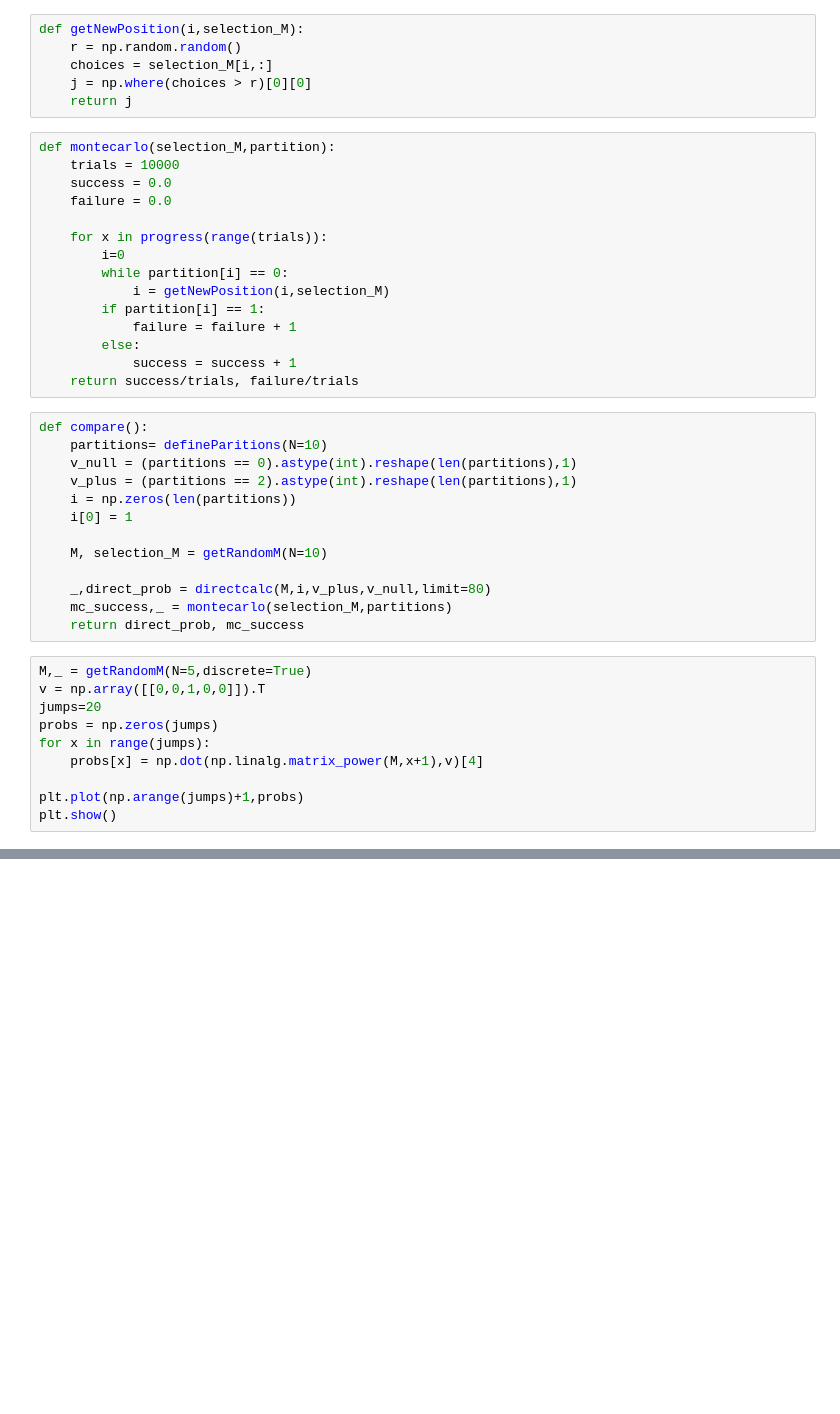
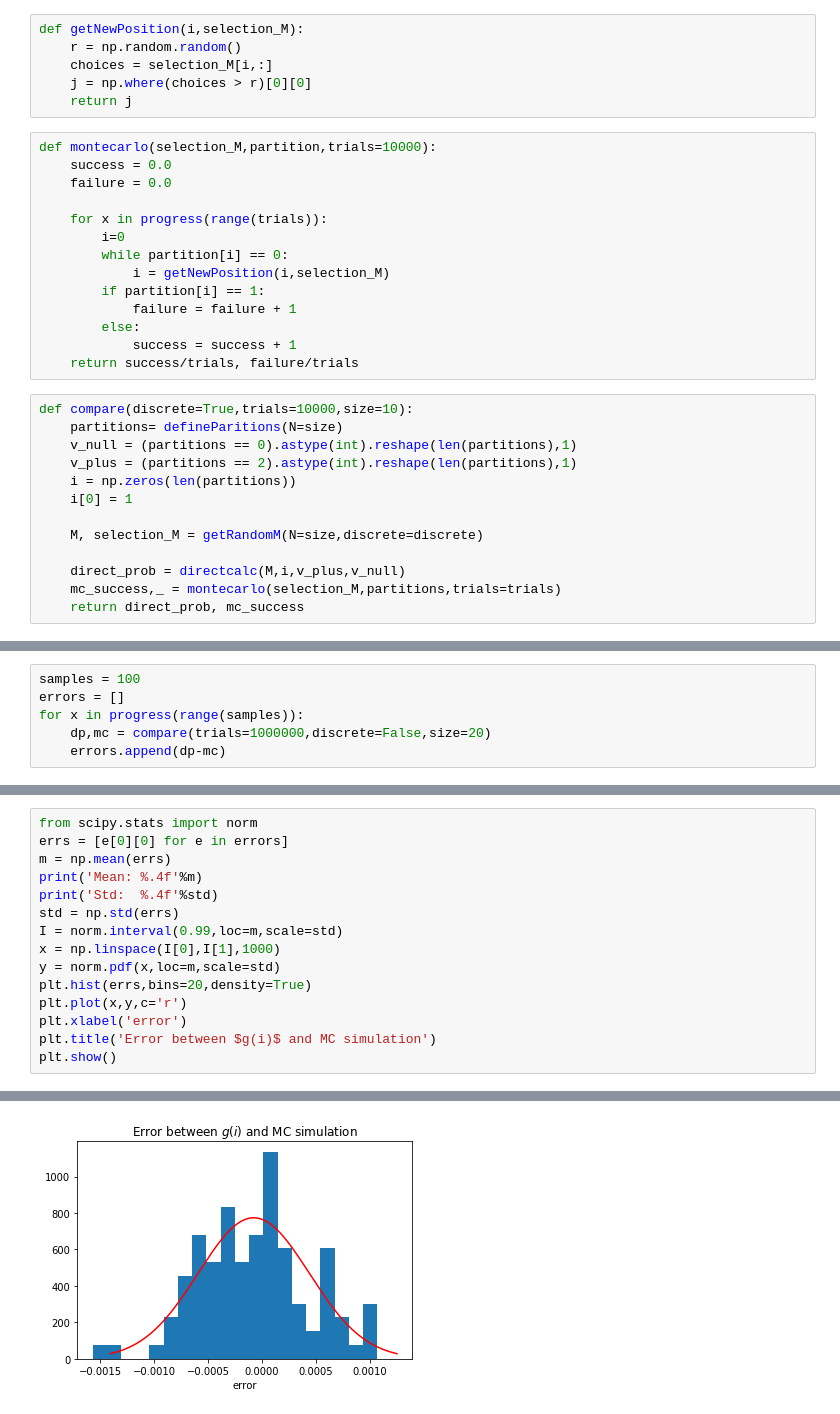
Before and after one commit to markditsworth/mds, a Jupyter notebook: Assignments/PS2/ps2.ipynb, the cells around one changed output, grey strips where cells are left out. Cells and saved outputs as stored; diff of their text form; blank space fills up the shorter version.

```diff
--- a/Assignments/PS2/ps2.ipynb
+++ b/Assignments/PS2/ps2.ipynb
@@ -39,8 +39,7 @@ def getNewPosition(i,selection_M):
     j = np.where(choices > r)[0][0]
     return j
 # %%
-def montecarlo(selection_M,partition):
-    trials = 10000
+def montecarlo(selection_M,partition,trials=10000):
     success = 0.0
     failure = 0.0
 
@@ -54,25 +53,15 @@ def montecarlo(selection_M,partition):
             success = success + 1
     return success/trials, failure/trials
 # %%
-def compare():
-    partitions= defineParitions(N=10)
+def compare(discrete=True,trials=10000,size=10):
+    partitions= defineParitions(N=size)
     v_null = (partitions == 0).astype(int).reshape(len(partitions),1)
     v_plus = (partitions == 2).astype(int).reshape(len(partitions),1)
     i = np.zeros(len(partitions))
     i[0] = 1
 
-    M, selection_M = getRandomM(N=10)
+    M, selection_M = getRandomM(N=size,discrete=discrete)
 
-    _,direct_prob = directcalc(M,i,v_plus,v_null,limit=80)
-    mc_success,_ = montecarlo(selection_M,partitions)
+    direct_prob = directcalc(M,i,v_plus,v_null)
+    mc_success,_ = montecarlo(selection_M,partitions,trials=trials)
     return direct_prob, mc_success
-# %%
-M,_ = getRandomM(N=5,discrete=True)
-v = np.array([[0,0,1,0,0]]).T
-jumps=20
-probs = np.zeros(jumps)
-for x in range(jumps):
-    probs[x] = np.dot(np.linalg.matrix_power(M,x+1),v)[4]
-
-plt.plot(np.arange(jumps)+1,probs)
-plt.show()
@@ -91,0 +68,6 @@ array([-0.4472136, -0.4472136, -0.4472136, -0.4472136, -0.4472136])
+# %%
+samples = 100
+errors = []
+for x in progress(range(samples)):
+    dp,mc = compare(trials=1000000,discrete=False,size=20)
+    errors.append(dp-mc)
@@ -91,0 +88,16 @@ array([-0.4472136, -0.4472136, -0.4472136, -0.4472136, -0.4472136])
+# %%
+from scipy.stats import norm
+errs = [e[0][0] for e in errors]
+m = np.mean(errs)
+print('Mean: %.4f'%m)
+print('Std:  %.4f'%std)
+std = np.std(errs)
+I = norm.interval(0.99,loc=m,scale=std)
+x = np.linspace(I[0],I[1],1000)
+y = norm.pdf(x,loc=m,scale=std)
+plt.hist(errs,bins=20,density=True)
+plt.plot(x,y,c='r')
+plt.xlabel('error')
+plt.title('Error between $g(i)$ and MC simulation')
+plt.show()
+# %% [output]
@@ -91,0 +106 @@ array([-0.4472136, -0.4472136, -0.4472136, -0.4472136, -0.4472136])
+[figure, added]
```
Also changed, not shown: parts of 10 cells of this notebook, 2 other files.
